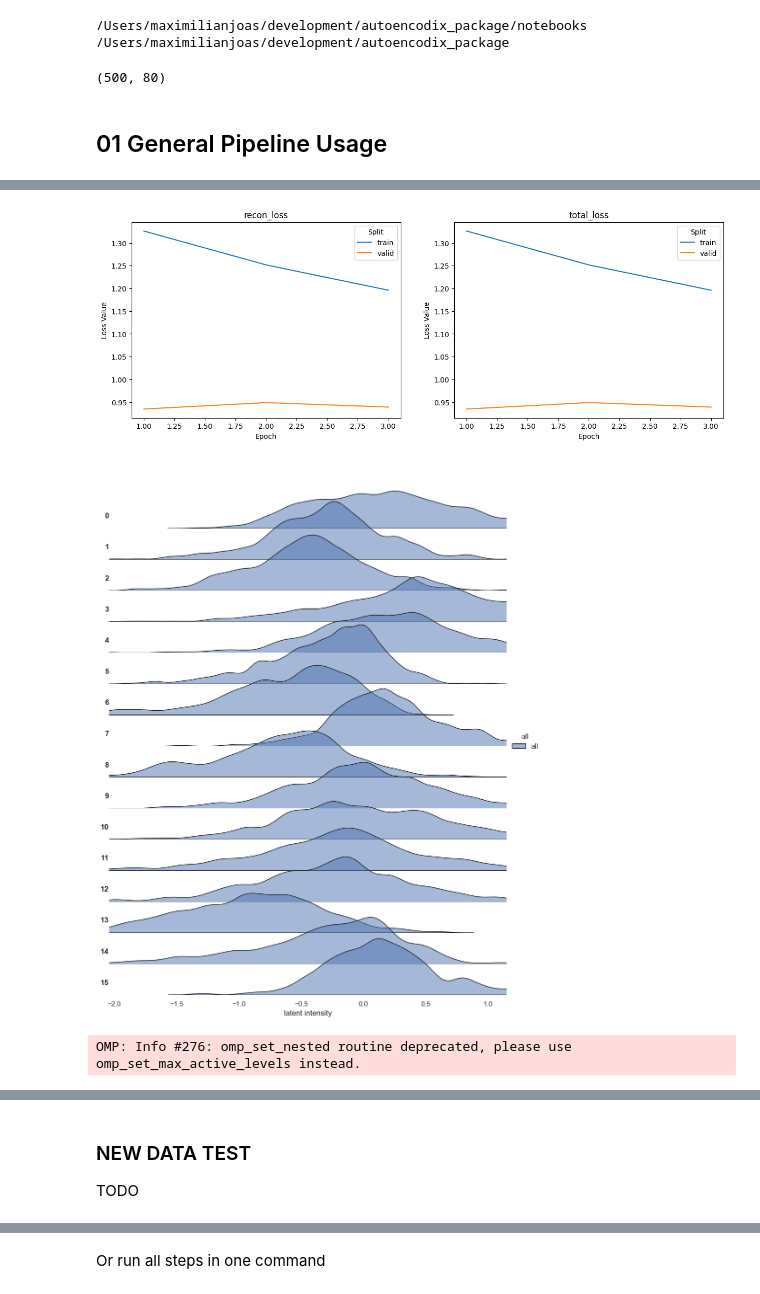
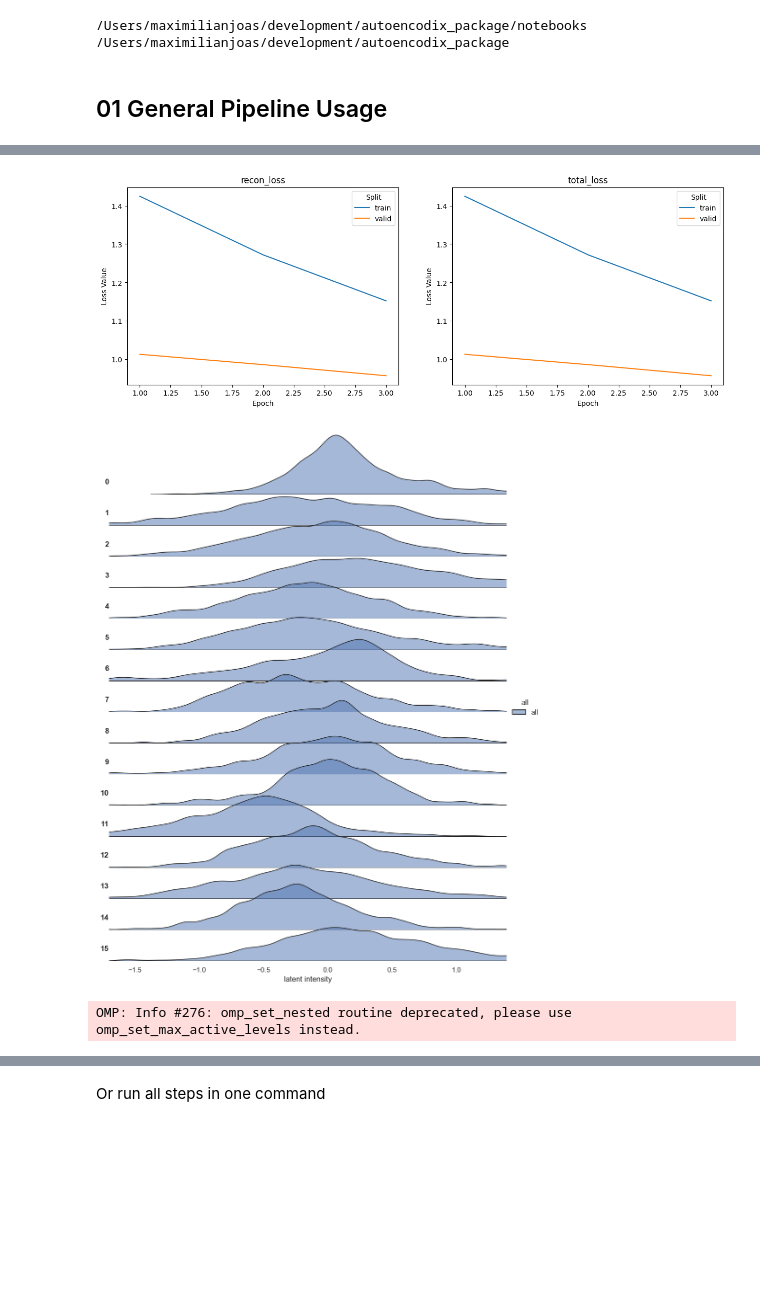
Before and after one commit to jan-forest/autoencodix_package, a Jupyter notebook: notebooks/0.0-mj-sandbox.ipynb, the cells around one changed output, grey strips where cells are left out. Saved outputs shown, nothing was run; the diff lists cells and outputs as text; code cells hidden in the pictures; blank space fills up the shorter version.

Commit message:
added Single Cell UX: loading and saving, latent space as adata, decode with new latent space and direct anndata/mudata passing to pipeline

```diff
--- a/notebooks/0.0-mj-sandbox.ipynb
+++ b/notebooks/0.0-mj-sandbox.ipynb
@@ -31,10 +31,6 @@ from autoencodix.utils.example_data import (
 processed_data = EXAMPLE_PROCESSED_DATA
 raw_bulk = EXAMPLE_MULTI_BULK
 raw_sc = EXAMPLE_MULTI_SC
-# %%
-raw_bulk.multi_bulk["proteomics"].shape
-# %% [output]
-(500, 80)
 # %% [markdown]
 ## 01 General Pipeline Usage
 # %%
@@ -47,8 +43,8 @@ from autoencodix.utils.default_config import DefaultConfig, DataCase
 # needs to be initialized with data
 # data should be a numpy array, pandas dataframe or AnnData object
 # possible to pass a custom Config object
-config = DefaultConfig(data_case=DataCase.MULTI_BULK)
-van = acx.Vanillix(user_data=raw_bulk, config=config)
+config = DefaultConfig(data_case=DataCase.MULTI_SINGLE_CELL)
+van = acx.Vanillix(user_data=raw_sc, config=config)
 # ------------------------------------------------
 ### DATA PROCESSING ### --------------------------
 # job of old make data
@@ -105,3 +105,3 @@ Make plots
-[figure, old version]
+[figure, new version]
-[figure, old version]
+[figure, new version]
-OMP: Info #276: omp_set_nested routine deprecated, please use omp_set_max_active_levels instead.
+OMP: Info #276: omp_set_nested routine deprecated, please use omp_set_max_active_levels instead.
@@ -109,3 +108,0 @@ OMP: Info #276: omp_set_nested routine deprecated, please use omp_set_max_active
-# %% [markdown]
-### NEW DATA TEST
-TODO
```
Also changed, not shown: parts of 16 cells of this notebook, 11 other files.
